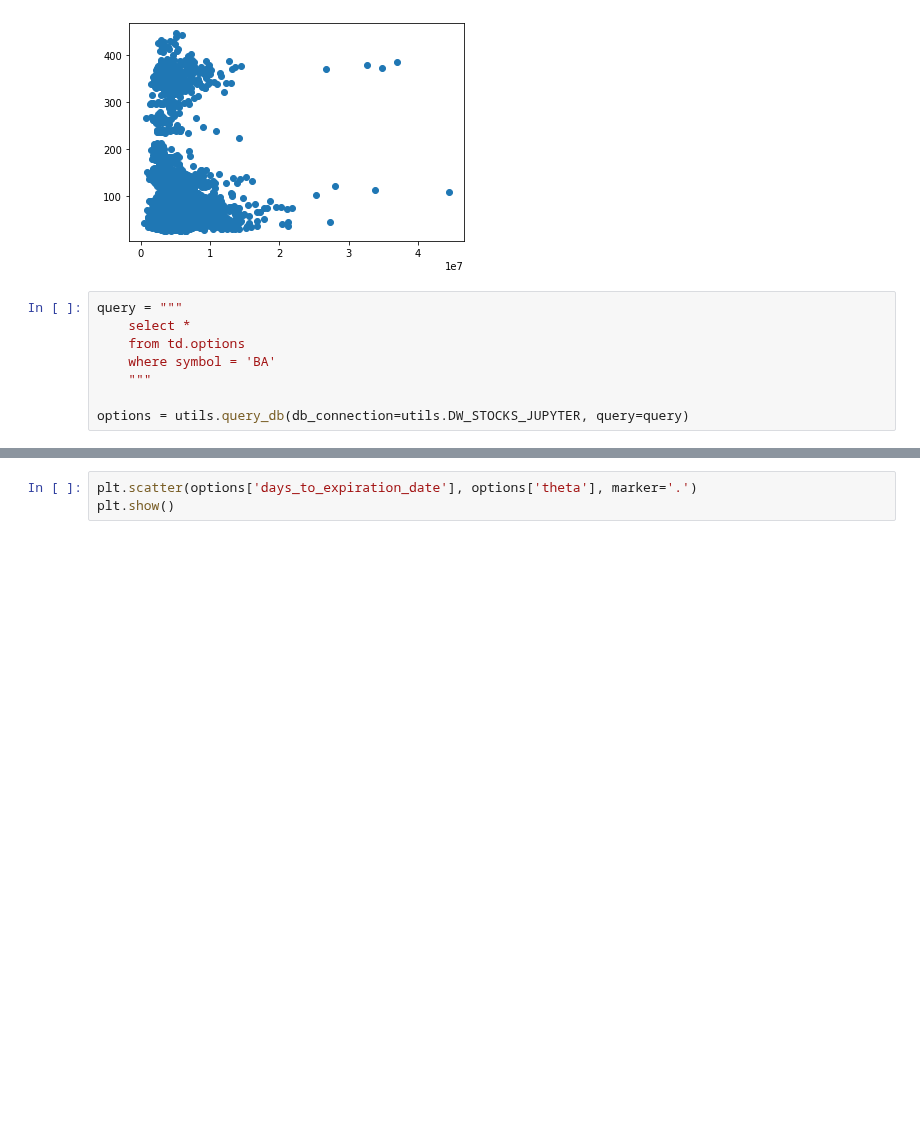
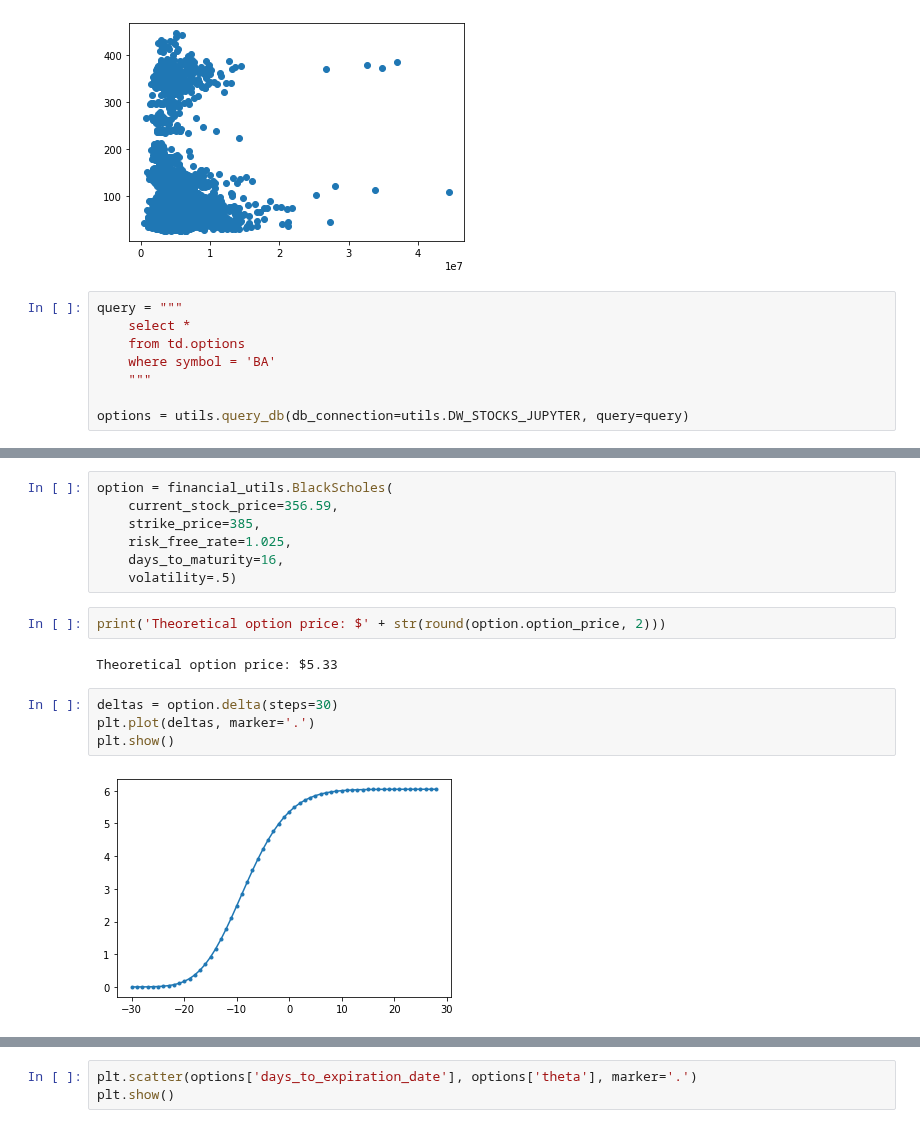
Before and after one commit to rbetzler/fun-times-in-python, a Jupyter notebook: scripts/data_science/data_explorer.ipynb, the cells around one changed output, grey strips where cells are left out. Cells and saved outputs as stored; diff of their text form; blank space fills up the shorter version.

```diff
--- a/scripts/data_science/data_explorer.ipynb
+++ b/scripts/data_science/data_explorer.ipynb
@@ -119,0 +88,17 @@ TypeError: append() takes exactly one argument (2 given)
+# %%
+option = financial_utils.BlackScholes(
+    current_stock_price=356.59,
+    strike_price=385,
+    risk_free_rate=1.025,
+    days_to_maturity=16,
+    volatility=.5)
+# %%
+print('Theoretical option price: $' + str(round(option.option_price, 2)))
+# %% [output]
+Theoretical option price: $5.33
+# %%
+deltas = option.delta(steps=30)
+plt.plot(deltas, marker='.')
+plt.show()
+# %% [output]
+[figure, added]
```
Also changed, not shown: parts of 9 cells of this notebook, 16 other files.
